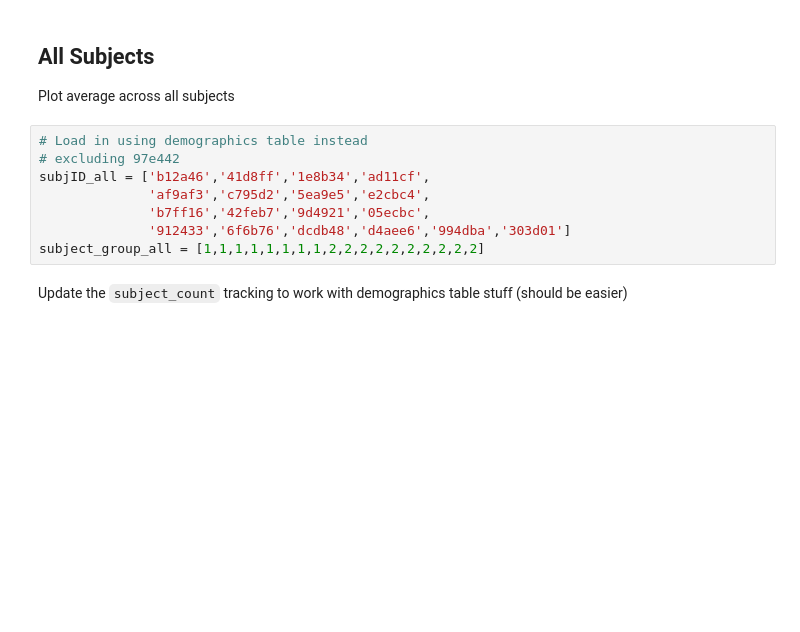
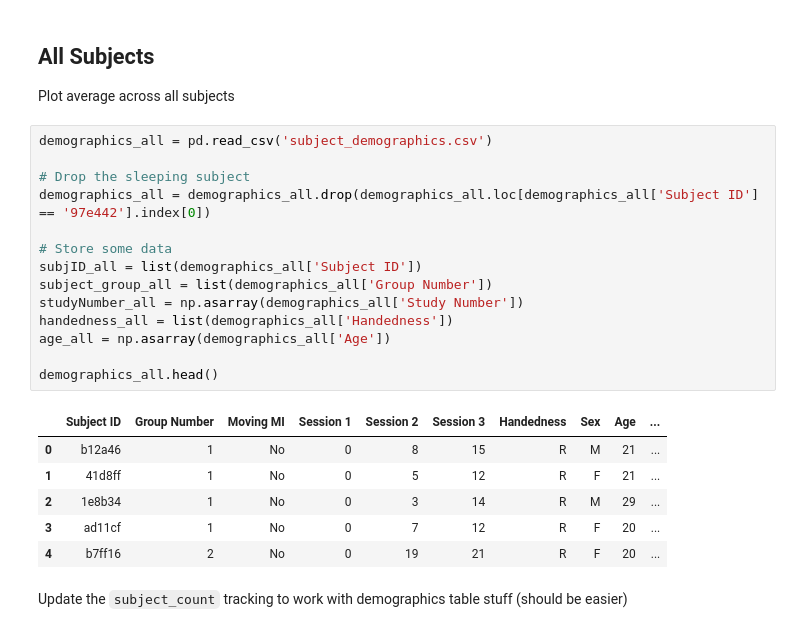
Before and after one commit to lpjiang97/EEG-CoAdaptation, a Jupyter notebook: Analysis/Plot_Performance_Over_All_Sessions.ipynb, the cells around one changed output. Cells and saved outputs as stored; diff of their text form; blank space fills up the shorter version.

```diff
--- a/Analysis/Plot_Performance_Over_All_Sessions.ipynb
+++ b/Analysis/Plot_Performance_Over_All_Sessions.ipynb
@@ -677,14 +677,27 @@ fig.savefig('Figures/' + subjID + '/' + model_type + '/' + subjID + '_Performanc
 # %% [markdown]
 ## All Subjects
 Plot average across all subjects
-# %%
-# Load in using demographics table instead
-# excluding 97e442
-subjID_all = ['b12a46','41d8ff','1e8b34','ad11cf',
-              'af9af3','c795d2','5ea9e5','e2cbc4',
-              'b7ff16','42feb7','9d4921','05ecbc',
-              '912433','6f6b76','dcdb48','d4aee6','994dba','303d01']
-subject_group_all = [1,1,1,1,1,1,1,1,2,2,2,2,2,2,2,2,2,2]
+# %%
+demographics_all = pd.read_csv('subject_demographics.csv')
+
+# Drop the sleeping subject
+demographics_all = demographics_all.drop(demographics_all.loc[demographics_all['Subject ID'] == '97e442'].index[0])
+
+# Store some data
+subjID_all = list(demographics_all['Subject ID'])
+subject_group_all = list(demographics_all['Group Number'])
+studyNumber_all = np.asarray(demographics_all['Study Number'])
+handedness_all = list(demographics_all['Handedness'])
+age_all = np.asarray(demographics_all['Age'])
+
+demographics_all.head()
+# %% [output]
+|  | Subject ID | Group Number | Moving MI | Session 1 | Session 2 | Session 3 | Handedness | Sex | Age | ... |
+| 0 | b12a46 | 1 | No | 0 | 8 | 15 | R | M | 21 | ... |
+| 1 | 41d8ff | 1 | No | 0 | 5 | 12 | R | F | 21 | ... |
+| 2 | 1e8b34 | 1 | No | 0 | 3 | 14 | R | M | 29 | ... |
+| 3 | ad11cf | 1 | No | 0 | 7 | 12 | R | F | 20 | ... |
+| 4 | b7ff16 | 2 | No | 0 | 19 | 21 | R | F | 20 | ... |
 # %% [markdown]
 Update the `subject_count` tracking to work with demographics table stuff (should be easier)
 # %%
```
Also changed, not shown: parts of 3 cells of this notebook, 4 other files.
